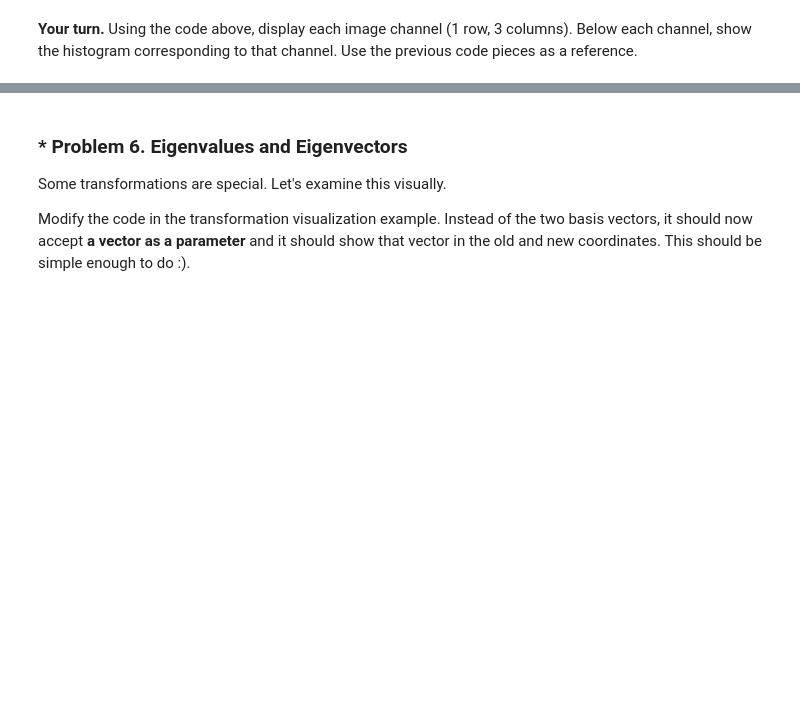
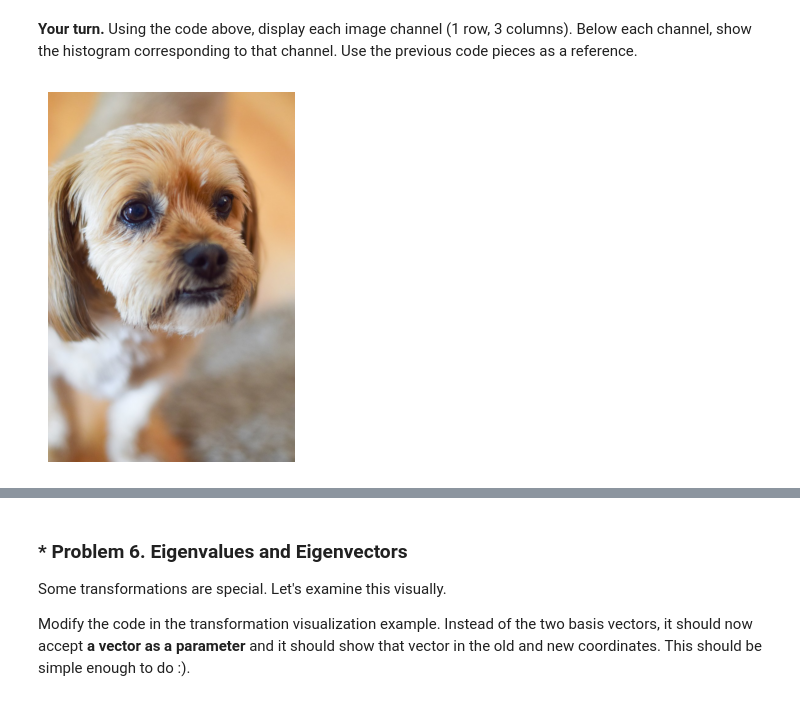
Before and after one commit to leonidgorunov2020/MATH-CONCEPTS-FOR-DEVELOPERS, a Jupyter notebook: Linear Algebra Exercise/Linear Algebra Exercise.ipynb, the cells around one changed output, grey strips where cells are left out. Saved outputs shown, nothing was run; the diff lists cells and outputs as text; code cells hidden in the pictures; blank space fills up the shorter version.

```diff
--- a/Linear Algebra Exercise/Linear Algebra Exercise.ipynb
+++ b/Linear Algebra Exercise/Linear Algebra Exercise.ipynb
@@ -701,0 +700,13 @@ plt.show()
+# %%
+# Write your code here
+#1 - Fetch, read and show
+def read_image(url):
+    img = skimage.io.imread(url)
+    return img
+dog_img_url = "https://images.freeimages.com/images/large-previews/30a/dog-s-face-1641634.jpg"
+actual_image = read_image(dog_img_url)
+plt.imshow(actual_image)
+plt.axis("off")
+plt.show()
+# %% [output]
+[figure, added]
```
Also changed, not shown: parts of 10 cells of this notebook, 1 other file.
